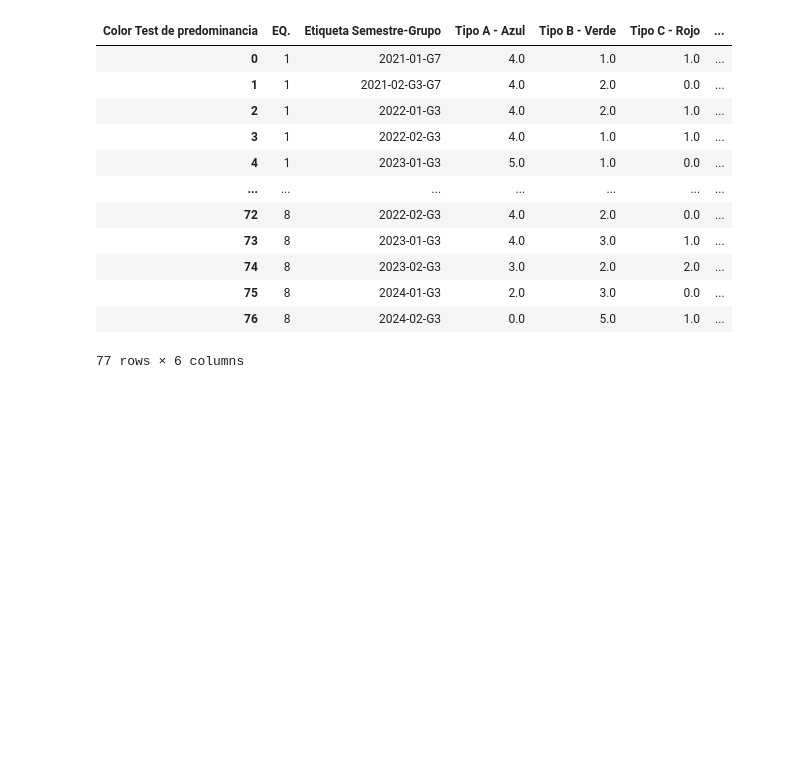
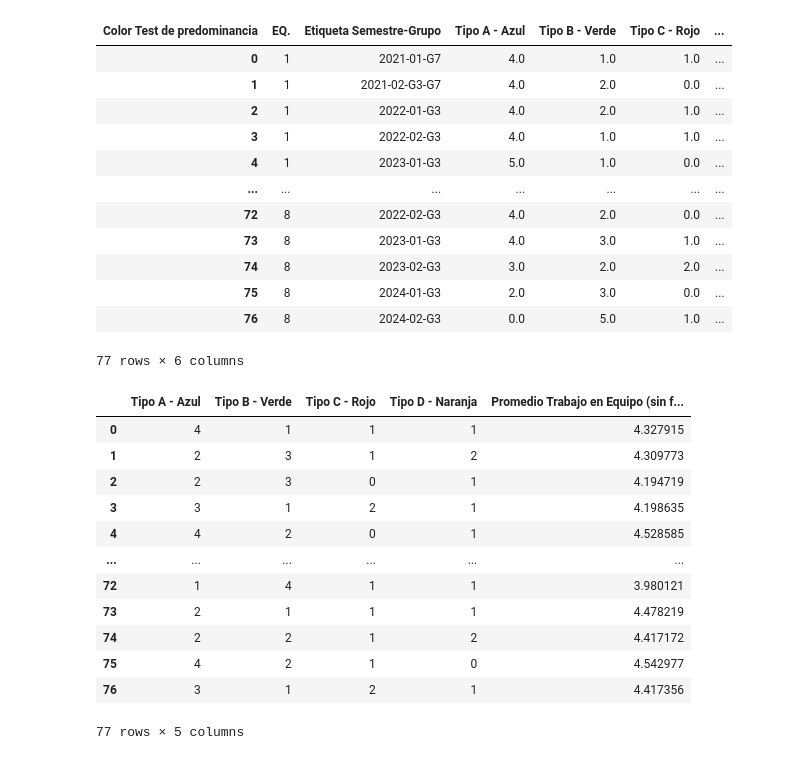
Before and after one commit to srodriguezsu/SCODE, a Jupyter notebook: Procesamiento de datos.ipynb, the cells around one changed output. Cells and saved outputs as stored; diff of their text form; code cells hidden in the pictures; blank space fills up the shorter version.

```diff
--- a/Procesamiento de datos.ipynb
+++ b/Procesamiento de datos.ipynb
@@ -445,13 +445,31 @@ group_data.reset_index()
 # %%
 # Agrupación por equipo y etiqueta de semestre-grupo
 # Esto calcula la cantidad de integrantes y suma el número de cada tipo de color,
 # además del promedio de la nota de Trabajo en Equipo (sin factor).
 
-grouped = solo_data.reset_index().groupby(['EQ.', 'Etiqueta Semestre-Grupo'])
+grouped = solo_data.reset_index().groupby(['Etiqueta Semestre-Grupo', 'EQ.'])
 
 integrantes = grouped.size().rename('Integrantes')
 color_counts = grouped['Color Test de predominancia'].value_counts().unstack(fill_value=0)
 team_score_mean = grouped['Trabajo en Equipo \n(sin factor)'].mean().rename('Promedio Trabajo en Equipo (sin factor)')
 
-group_summary = integrantes.to_frame().join(color_counts).join(team_score_mean)
-group_summary
+group_data = integrantes.to_frame().join(color_counts).join(team_score_mean)
+
+group_data = pd.DataFrame(group_data[['Integrantes', 'Tipo A - Azul', 'Tipo B - Verde', 'Tipo C - Rojo', 'Tipo D - Naranja', 'Promedio Trabajo en Equipo (sin factor)']])
+group_data.reset_index(inplace=True)
+group_data.drop(columns=['Etiqueta Semestre-Grupo', 'EQ.', 'Integrantes'], inplace=True)
+group_data
+# %% [output]
+|  | Tipo A - Azul | Tipo B - Verde | Tipo C - Rojo | Tipo D - Naranja | Promedio Trabajo en Equipo (sin f... |
+| 0 | 4 | 1 | 1 | 1 | 4.327915 |
+| 1 | 2 | 3 | 1 | 2 | 4.309773 |
+| 2 | 2 | 3 | 0 | 1 | 4.194719 |
+| 3 | 3 | 1 | 2 | 1 | 4.198635 |
+| 4 | 4 | 2 | 0 | 1 | 4.528585 |
+| ... | ... | ... | ... | ... | ... |
+| 72 | 1 | 4 | 1 | 1 | 3.980121 |
+| 73 | 2 | 1 | 1 | 1 | 4.478219 |
+| 74 | 2 | 2 | 1 | 2 | 4.417172 |
+| 75 | 4 | 2 | 1 | 0 | 4.542977 |
+| 76 | 3 | 1 | 2 | 1 | 4.417356 |
+77 rows × 5 columns
```
Also changed, not shown: parts of 1 cell of this notebook.
